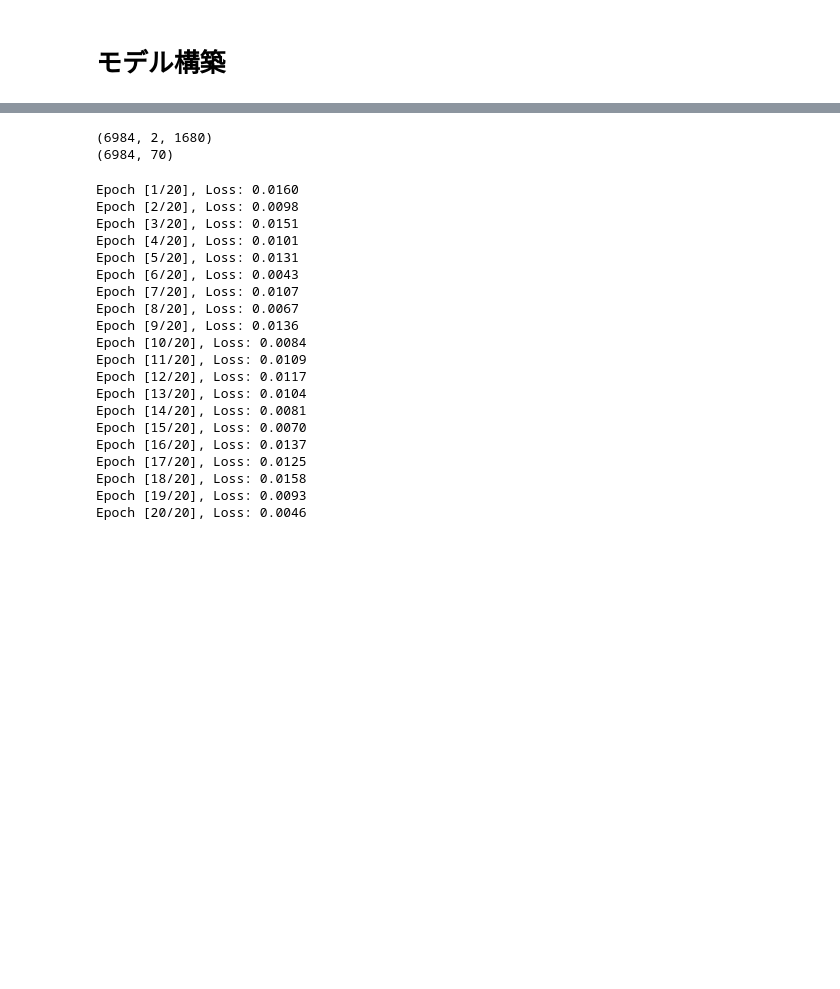
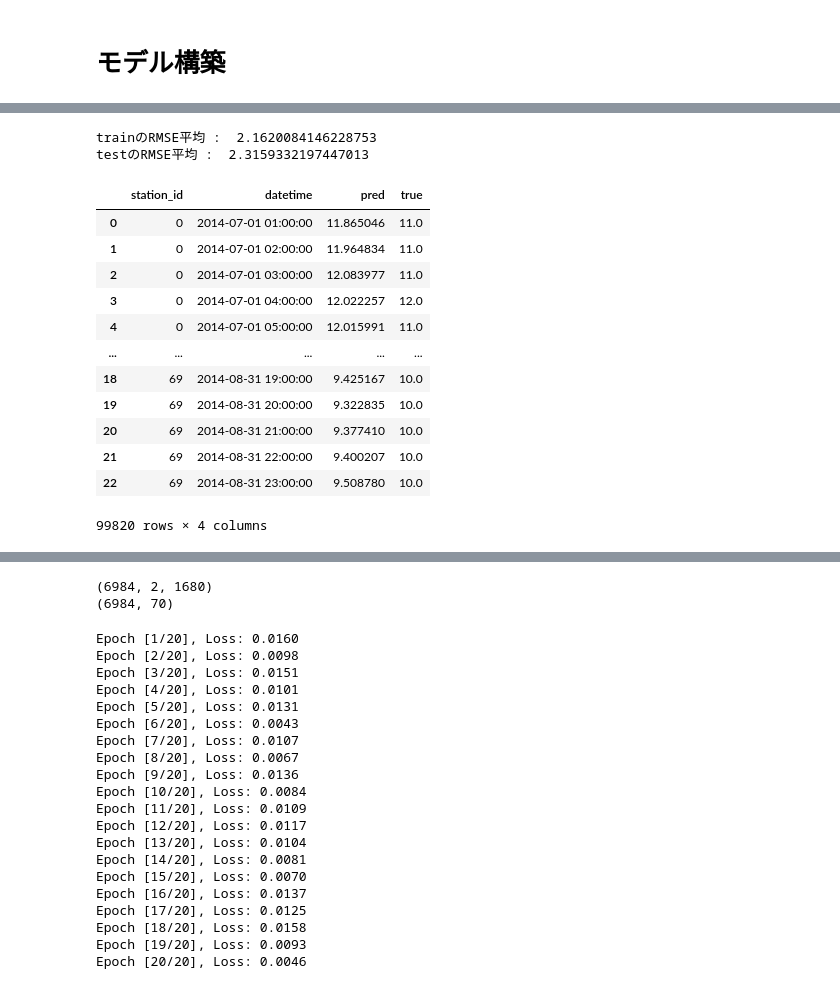
Before and after one commit to snoopy0420/atma_udemy, a Jupyter notebook: notebooks/baseline.ipynb, the cells around one changed output, grey strips where cells are left out. Saved outputs shown, nothing was run; the diff lists cells and outputs as text; code cells hidden in the pictures; blank space fills up the shorter version.

```diff
--- a/notebooks/baseline.ipynb
+++ b/notebooks/baseline.ipynb
@@ -520,0 +875,35 @@ print(test_scale.shape)
+# %%
+# 予測
+model.eval()
+with torch.no_grad():
+    train_outputs = model(train_X_tensor)
+    test_outputs = model(test_X_tensor)
+
+# tensorをnumpyに変換
+train_pred = train_outputs.numpy()
+test_pred = test_outputs.numpy()
+train_true = train_y_tensor.numpy()
+test_true = test_y_tensor.numpy()
+
+#スケールをもとに戻す
+train_predict = scaler_for_inverse.inverse_transform(train_pred)
+train_true = scaler_for_inverse.inverse_transform(train_true)
+test_predict = scaler_for_inverse.inverse_transform(test_pred)
+test_true = scaler_for_inverse.inverse_transform(test_true)
+
+#各ステーションのスコアの平均値を算出
+train_score_list = []
+test_score_list = []
+num_per_station_tarin = int(len(train_pred) / 70)
+num_per_station_test = int(len(test_pred) / 70)
+for i in range(70):
+    train_score = math.sqrt(mean_squared_error(train_true[i*num_per_station_tarin:(i+1)*num_per_station_tarin], train_predict[i*num_per_station_tarin:(i+1)*num_per_station_tarin]))
+    train_score_list.append(train_score)
+    test_score = math.sqrt(mean_squared_error(test_true[i*num_per_station_test:(i+1)*num_per_station_test], test_predict[i*num_per_station_test:(i+1)*num_per_station_test]))
+    test_score_list.append(test_score)
+
+print("trainのRMSE平均 : ",mean(train_score_list))
+print("testのRMSE平均 : ",mean(test_score_list))
+# %% [output]
+trainのRMSE平均 :  2.1620084146228753
+testのRMSE平均 :  2.3159332197447013
@@ -520,0 +914,16 @@ print(test_scale.shape)
+# %%
+test_key
+# %% [output]
+|  | station_id | datetime | pred | true |
+| 0 | 0 | 2014-07-01 01:00:00 | 11.865046 | 11.0 |
+| 1 | 0 | 2014-07-01 02:00:00 | 11.964834 | 11.0 |
+| 2 | 0 | 2014-07-01 03:00:00 | 12.083977 | 11.0 |
+| 3 | 0 | 2014-07-01 04:00:00 | 12.022257 | 12.0 |
+| 4 | 0 | 2014-07-01 05:00:00 | 12.015991 | 11.0 |
+| ... | ... | ... | ... | ... |
+| 18 | 69 | 2014-08-31 19:00:00 | 9.425167 | 10.0 |
+| 19 | 69 | 2014-08-31 20:00:00 | 9.322835 | 10.0 |
+| 20 | 69 | 2014-08-31 21:00:00 | 9.377410 | 10.0 |
+| 21 | 69 | 2014-08-31 22:00:00 | 9.400207 | 10.0 |
+| 22 | 69 | 2014-08-31 23:00:00 | 9.508780 | 10.0 |
+99820 rows × 4 columns
```
Also changed, not shown: parts of 62 cells of this notebook, 5 other files.
